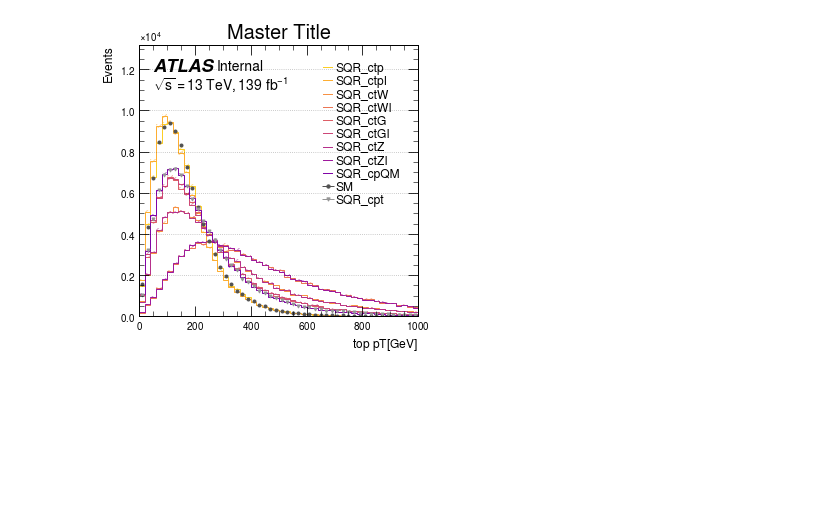
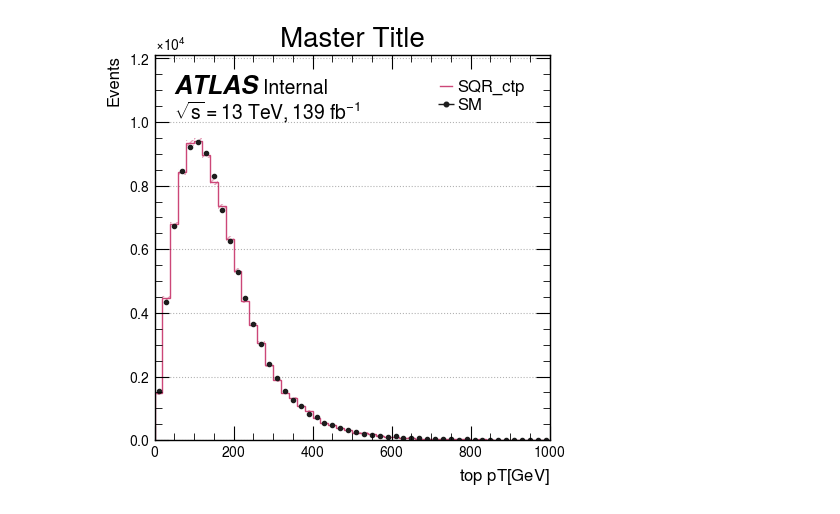
Before and after one commit to MoAly98/Pythium, a Jupyter notebook: plotting_misc/Hist1D_test_ttH.ipynb, the cells around one changed output. Saved outputs shown, nothing was run; the diff lists cells and outputs as text; code cells hidden in the pictures; blank space fills up the shorter version.

```diff
--- a/plotting_misc/Hist1D_test_ttH.ipynb
+++ b/plotting_misc/Hist1D_test_ttH.ipynb
@@ -4,11 +4,12 @@ from plot_classes import *
 
 %load_ext line_profiler
 # %%
+%%timeit -n 1 -r 1
 mydict = {
     'font.size': 10
 }
 
-lbls = ['SM','SQR_ctp','SQR_ctpI','SQR_ctW','SQR_ctWI','SQR_cpt', 'SQR_ctG','SQR_ctGI','SQR_ctZ','SQR_ctZI','SQR_cpQM','SQR_cpt']
+lbls = ['SM','SQR_ctp']#,'SQR_ctpI','SQR_ctW','SQR_ctWI']#,'SQR_cpt', 'SQR_ctG','SQR_ctGI','SQR_ctZ','SQR_ctZI','SQR_cpQM','SQR_cpt']
 
 smples = ['TTH_{}_Inclusive_Nominal'.format(x) for x in lbls]
 legends = {smples[x]:lbls[x] for x in range(len(lbls))}
@@ -16,7 +17,7 @@ legends = {smples[x]:lbls[x] for x in range(len(lbls))}
 plot = Hist1D(
     observable='top_pt',
     samples = smples,
-    data=['TTH_SM_Inclusive_Nominal','TTH_SQR_cpt_Inclusive_Nominal'],
+    data=['TTH_SM_Inclusive_Nominal'],# 'TTH_SQR_ctW_Inclusive_Nominal'],
     stack=False,
     errors='hist',
     directory = os.getcwd() + '/../../PythiumTest2/output/',
@@ -29,6 +30,6 @@ plot.color_options(colormap='plasma', reverse=True)
 plot.set_axislabels(12, ymain="Events", xmain=plot.labels[0])
 plot.fontsize_options(ticks=10)
 plot.create()
-plot.saveimage("Hist1D_demo_plasma", 1000)
+plot.saveimage("Hist1D_demo_plasma")
 # %% [output]
 Reading from file: /home/mbcxajw2/TopHiggsCPV/Pythium/plotting_misc/../../PythiumTest2/output/top_pt_file.pkl
@@ -35,2 +37,2 @@ Reading from file: /home/mbcxajw2/TopHiggsCPV/Pythium/plotting_misc/../../Pythiu
-[figure, old version]
+[figure, new version]
 # %%
```
Also changed, not shown: parts of 2 cells of this notebook, 1 other file.
